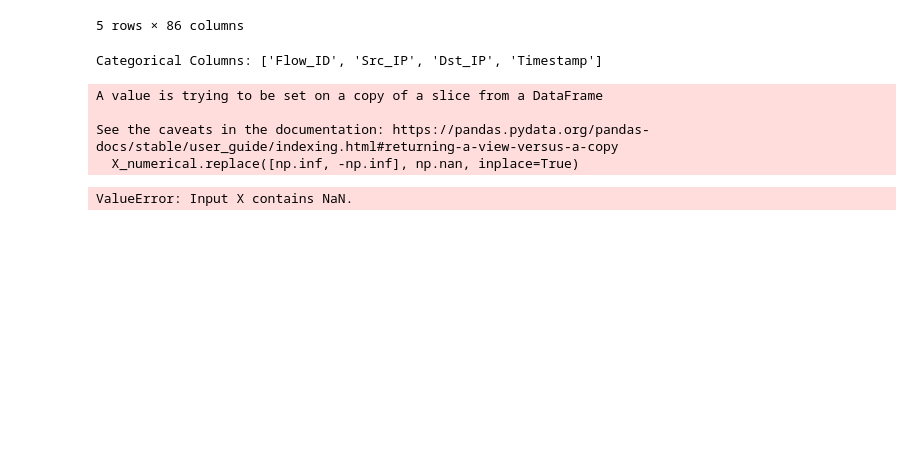
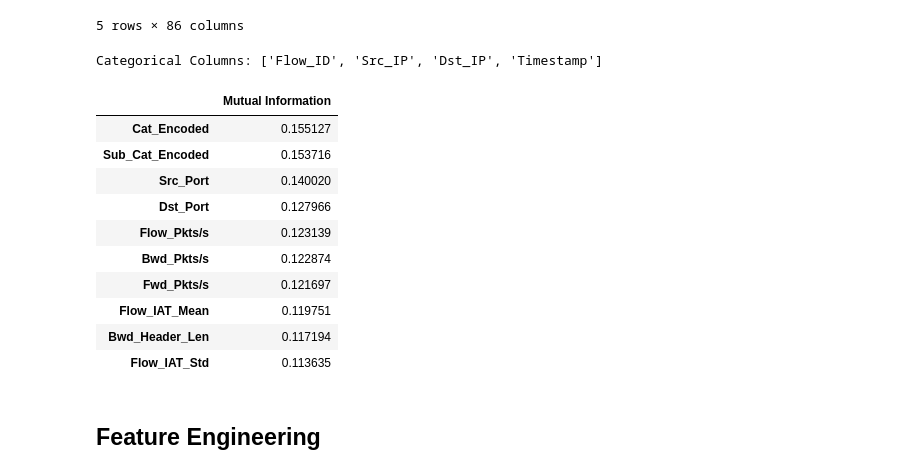
Before and after one commit to Airlectric/Data_Analytics_Kaggle_Projects, a Jupyter notebook: notebook1d84f397e9.ipynb, the cells around one changed output. Drawn from its saved outputs; the diff is of its cells as text; code cells hidden in the pictures; blank space fills up the shorter version.

```diff
--- a/notebook1d84f397e9.ipynb
+++ b/notebook1d84f397e9.ipynb
@@ -364,26 +289,30 @@ Categorical Columns: ['Flow_ID', 'Src_IP', 'Dst_IP', 'Timestamp']
 #     unique_categories = df[column].unique()
 #     print(f"Unique categories in {column}: {unique_categories}")
 # %%
-from sklearn.feature_selection import mutual_info_classif
+from sklearn.impute import SimpleImputer
 
-# Selecting the numerical features and target
-numerical_cols = df.select_dtypes(include=['float64', 'int64']).columns
-X_numerical = df[numerical_cols]
+# Impute missing values in numerical columns with the mean
+imputer = SimpleImputer(strategy='mean')
+X_numerical_imputed = imputer.fit_transform(X_numerical)
 
-# Replace infinity values with NaN
-X_numerical.replace([np.inf, -np.inf], np.nan, inplace=True)
-y = df['Label_Encoded']  # Target
-
-# Calculate mutual information for numerical features
-mutual_info_numerical = mutual_info_classif(X_numerical, y, discrete_features='auto')
+# Calculate mutual information for numerical features after imputation
+mutual_info_numerical = mutual_info_classif(X_numerical_imputed, df['Label_Encoded'], discrete_features='auto')
 
 # Create a DataFrame to display the results
-mutual_info_numerical_df = pd.DataFrame(mutual_info_numerical, index=numerical_cols, columns=['Mutual Information'])
+mutual_info_numerical_df = pd.DataFrame(mutual_info_numerical, index=X_numerical.columns, columns=['Mutual Information'])
 mutual_info_numerical_df.sort_values(by='Mutual Information', ascending=False, inplace=True)
-print(mutual_info_numerical_df)
+mutual_info_numerical_df.head(10)
 # %% [output]
-A value is trying to be set on a copy of a slice from a DataFrame
-
-See the caveats in the documentation: https://pandas.pydata.org/pandas-docs/stable/user_guide/indexing.html#returning-a-view-versus-a-copy
-  X_numerical.replace([np.inf, -np.inf], np.nan, inplace=True)
-ValueError: Input X contains NaN.
+|  | Mutual Information |
+| Cat_Encoded | 0.155127 |
+| Sub_Cat_Encoded | 0.153716 |
+| Src_Port | 0.140020 |
+| Dst_Port | 0.127966 |
+| Flow_Pkts/s | 0.123139 |
+| Bwd_Pkts/s | 0.122874 |
+| Fwd_Pkts/s | 0.121697 |
+| Flow_IAT_Mean | 0.119751 |
+| Bwd_Header_Len | 0.117194 |
+| Flow_IAT_Std | 0.113635 |
+# %% [markdown]
+## Feature Engineering
```
Also changed, not shown: parts of 8 cells of this notebook.
